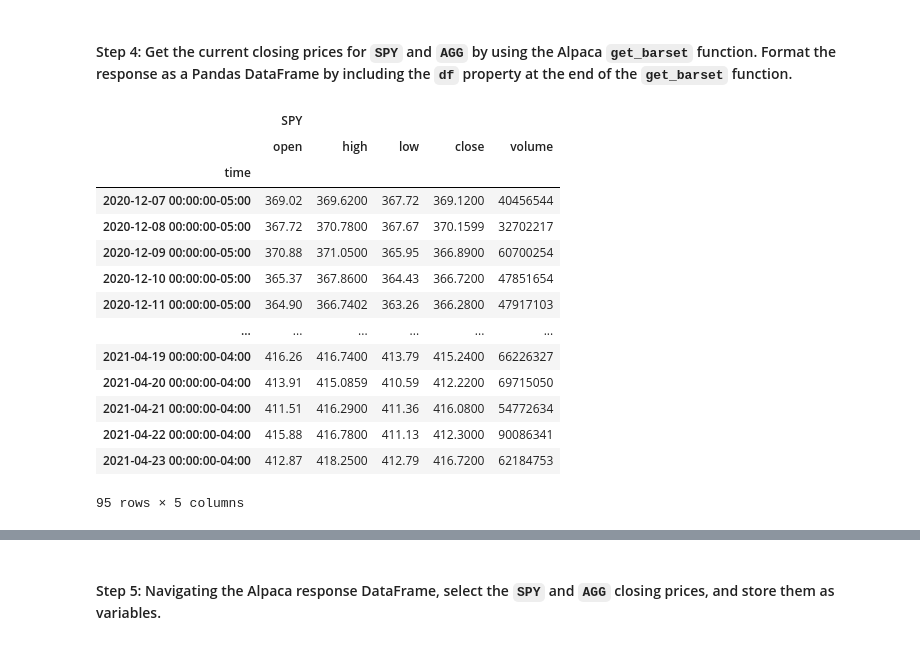
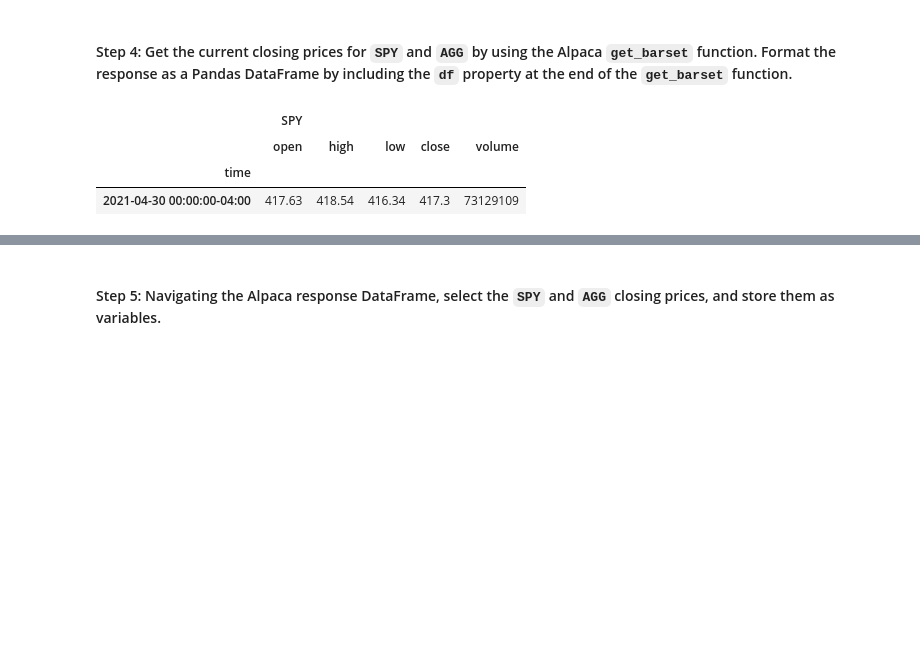
Before and after one commit to codetree4u/FinancialPlannerForRetirement, a Jupyter notebook: financial_planning_tools.ipynb, the cells around one changed output, grey strips where cells are left out. Cells and saved outputs as stored; diff of their text form; code cells hidden in the pictures; blank space fills up the shorter version.

```diff
--- a/financial_planning_tools.ipynb
+++ b/financial_planning_tools.ipynb
@@ -229,19 +209,15 @@ api = tradeapi.REST(
 - `start_date` and `end_date`: Use the same date for these parameters, and format them with the date of the previous weekday (or `2020-08-07`). This is because you want the one closing price for the most-recent trading day.
 # %%
 # Set the tickers for both the bond and stock portion of the portfolio
-# YOUR CODE HERE
 ticker_spy = "SPY"
 ticker_agg = "AGG"
 
 # Set timeframe to 1D
-# YOUR CODE HERE
 timeframe = "1D"
 
 # Format current date as ISO format
 # Set both the start and end date at the date of your prior weekday
 # This will give you the closing price of the previous trading day
 # Alternatively you can use a start and end date of 2020-08-07
-# YOUR CODE HERE
-# YOUR CODE HERE
-start_date = pd.Timestamp("2020-08-06", tz="America/New_York").isoformat()
-end_date = pd.Timestamp("2021-09-06", tz="America/New_York").isoformat()
+start_date = pd.Timestamp("2021-04-30", tz="America/New_York").isoformat()
+end_date = pd.Timestamp("2021-04-30", tz="America/New_York").isoformat()
@@ -266,35 +226,20 @@ end_date = pd.Timestamp("2021-09-06", tz="America/New_York").isoformat()
 # %%
 # Use the Alpaca get_barset function to get current closing prices the portfolio
 # Be sure to set the `df` property after the function to format the response object as a DataFrame
-# YOUR CODE HERE
-
-# Get 3 years worth of historical data for TSLA
 spy_ticker_df = api.get_barset(
     ticker_spy,
     timeframe,
     start=start_date,
     end=end_date
 ).df
 
 # Review the first 5 rows of the Alpaca DataFrame
-# YOUR CODE HERE
-spy_ticker_df.head(-5)
+spy_ticker_df.head()
 # %% [output]
 |  | SPY |  |  |  |  |
 |  | open | high | low | close | volume |
 | time |  |  |  |  |  |
-| 2020-12-07 00:00:00-05:00 | 369.02 | 369.6200 | 367.72 | 369.1200 | 40456544 |
-| 2020-12-08 00:00:00-05:00 | 367.72 | 370.7800 | 367.67 | 370.1599 | 32702217 |
-| 2020-12-09 00:00:00-05:00 | 370.88 | 371.0500 | 365.95 | 366.8900 | 60700254 |
-| 2020-12-10 00:00:00-05:00 | 365.37 | 367.8600 | 364.43 | 366.7200 | 47851654 |
-| 2020-12-11 00:00:00-05:00 | 364.90 | 366.7402 | 363.26 | 366.2800 | 47917103 |
-| ... | ... | ... | ... | ... | ... |
-| 2021-04-19 00:00:00-04:00 | 416.26 | 416.7400 | 413.79 | 415.2400 | 66226327 |
-| 2021-04-20 00:00:00-04:00 | 413.91 | 415.0859 | 410.59 | 412.2200 | 69715050 |
-| 2021-04-21 00:00:00-04:00 | 411.51 | 416.2900 | 411.36 | 416.0800 | 54772634 |
-| 2021-04-22 00:00:00-04:00 | 415.88 | 416.7800 | 411.13 | 412.3000 | 90086341 |
-| 2021-04-23 00:00:00-04:00 | 412.87 | 418.2500 | 412.79 | 416.7200 | 62184753 |
+| 2021-04-30 00:00:00-04:00 | 417.63 | 418.54 | 416.34 | 417.3 | 73129109 |
-95 rows × 5 columns
 # %%
 # Use the Alpaca get_barset function to get current closing prices the portfolio
 # Be sure to set the `df` property after the function to format the response object as a DataFrame
```
Also changed, not shown: parts of 40 cells of this notebook, 5 other files.
